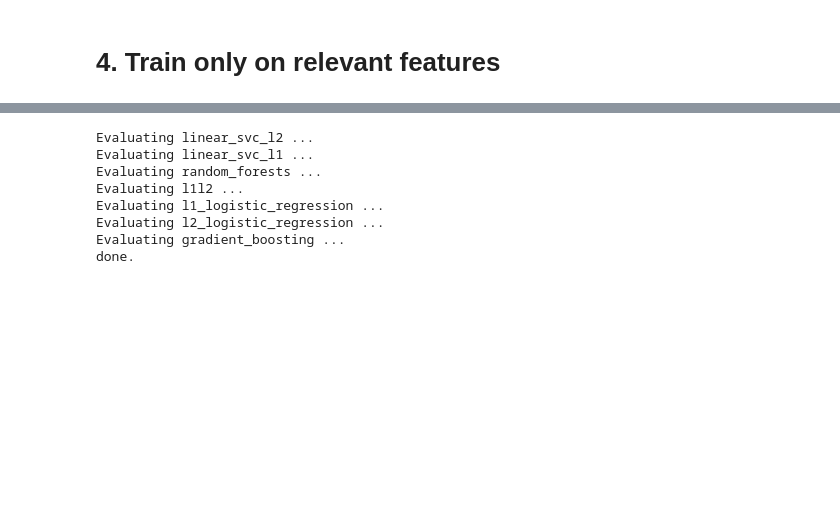
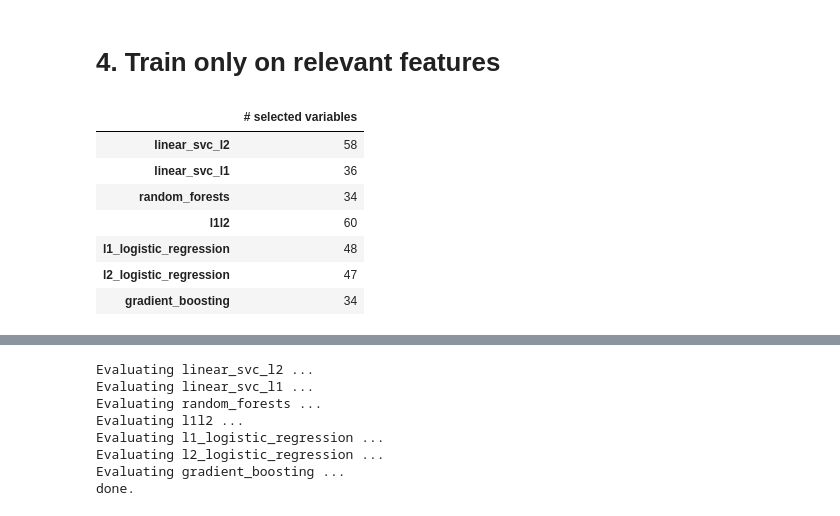
Before and after one commit to samuelefiorini/phdthesis, a Jupyter notebook: src/notebooks/chapter7/aism_learning_f_best_cut.ipynb, the cells around one changed output, grey strips where cells are left out. Cells and saved outputs as stored; diff of their text form; code cells hidden in the pictures; blank space fills up the shorter version.

```diff
--- a/src/notebooks/chapter7/aism_learning_f_best_cut.ipynb
+++ b/src/notebooks/chapter7/aism_learning_f_best_cut.ipynb
@@ -293,3 +286,17 @@ data_test = pd.read_csv('../../scripts/aism/dataset_12-2017/data_test.csv', head
 labels_test = pd.read_csv('../../scripts/aism/dataset_12-2017/labels_test.csv', header=0, index_col=0)
 yy = np.where(labels_test.values == 'SP', 1, 0)  # map RR - SP / 0 - 1
 labels_test = pd.DataFrame(data=yy, index=labels_test.index, columns=labels_test.columns)
+# %%
+__tab = pd.DataFrame(index=selected_dict.keys(), columns=['# selected variables'])
+for k in selected_dict.keys():
+    __tab.loc[k] = len(selected_dict[k])
+__tab
+# %% [output]
+|  | # selected variables |
+| linear_svc_l2 | 58 |
+| linear_svc_l1 | 36 |
+| random_forests | 34 |
+| l1l2 | 60 |
+| l1_logistic_regression | 48 |
+| l2_logistic_regression | 47 |
+| gradient_boosting | 34 |
```
Also changed, not shown: parts of 12 cells of this notebook, 1 other file.
